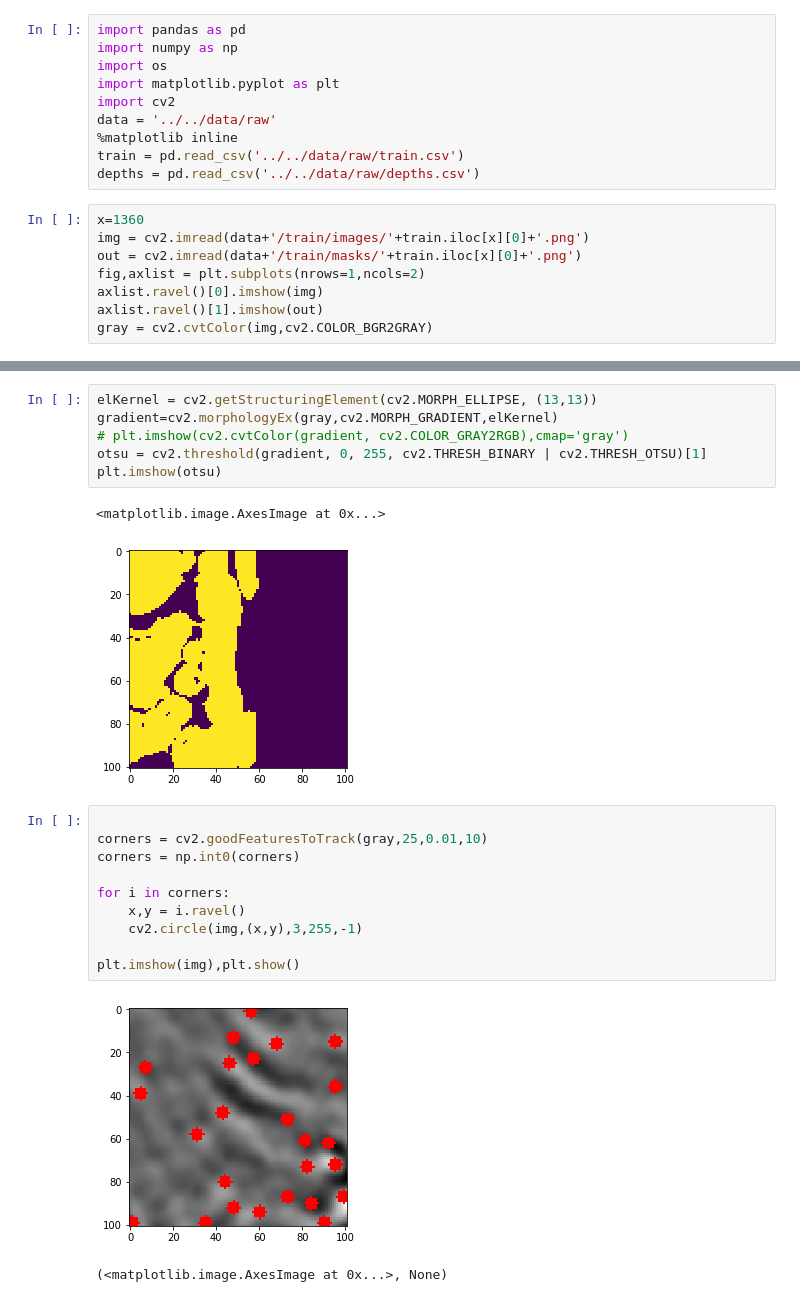
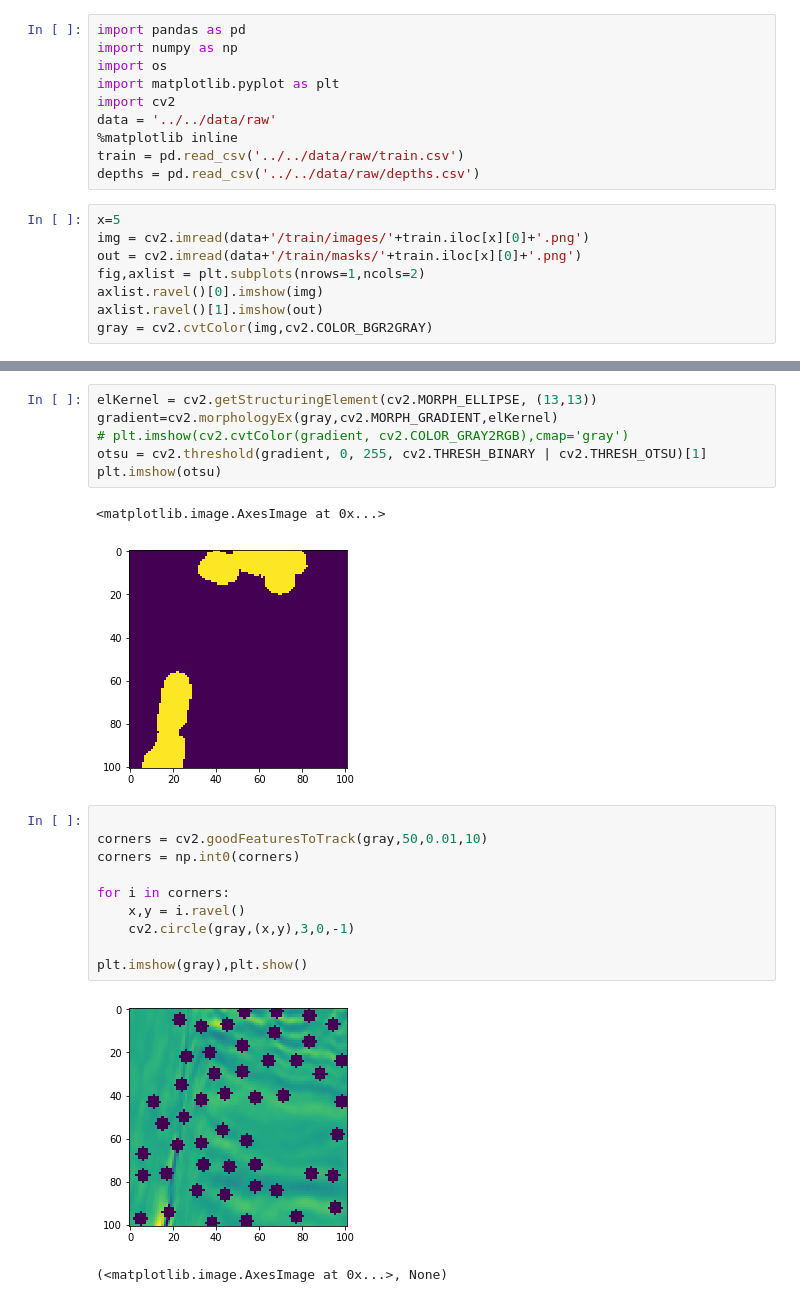
Before and after one commit to abskj/tgs_salt_detection, a Jupyter notebook: notebooks/exploratory/ImageExp2.ipynb, the cells around one changed output, grey strips where cells are left out. Cells and saved outputs as stored; diff of their text form.

```diff
--- a/notebooks/exploratory/ImageExp2.ipynb
+++ b/notebooks/exploratory/ImageExp2.ipynb
@@ -9,7 +9,7 @@ data = '../../data/raw'
 train = pd.read_csv('../../data/raw/train.csv')
 depths = pd.read_csv('../../data/raw/depths.csv')
 # %%
-x=1360
+x=5
 img = cv2.imread(data+'/train/images/'+train.iloc[x][0]+'.png')
 out = cv2.imread(data+'/train/masks/'+train.iloc[x][0]+'.png')
 fig,axlist = plt.subplots(nrows=1,ncols=2)
@@ -26,17 +26,17 @@ otsu = cv2.threshold(gradient, 0, 255, cv2.THRESH_BINARY | cv2.THRESH_OTSU)[1]
 plt.imshow(otsu)
 # %% [output]
 <matplotlib.image.AxesImage at 0x...>
-[figure, old version]
+[figure, new version]
 # %%
 
-corners = cv2.goodFeaturesToTrack(gray,25,0.01,10)
+corners = cv2.goodFeaturesToTrack(gray,50,0.01,10)
 corners = np.int0(corners)
 
 for i in corners:
     x,y = i.ravel()
-    cv2.circle(img,(x,y),3,255,-1)
+    cv2.circle(gray,(x,y),3,0,-1)
 
-plt.imshow(img),plt.show()
+plt.imshow(gray),plt.show()
 # %% [output]
-[figure, old version]
+[figure, new version]
 (<matplotlib.image.AxesImage at 0x...>, None)
```
Also changed, not shown: parts of 1 cell of this notebook, 21 other files.
